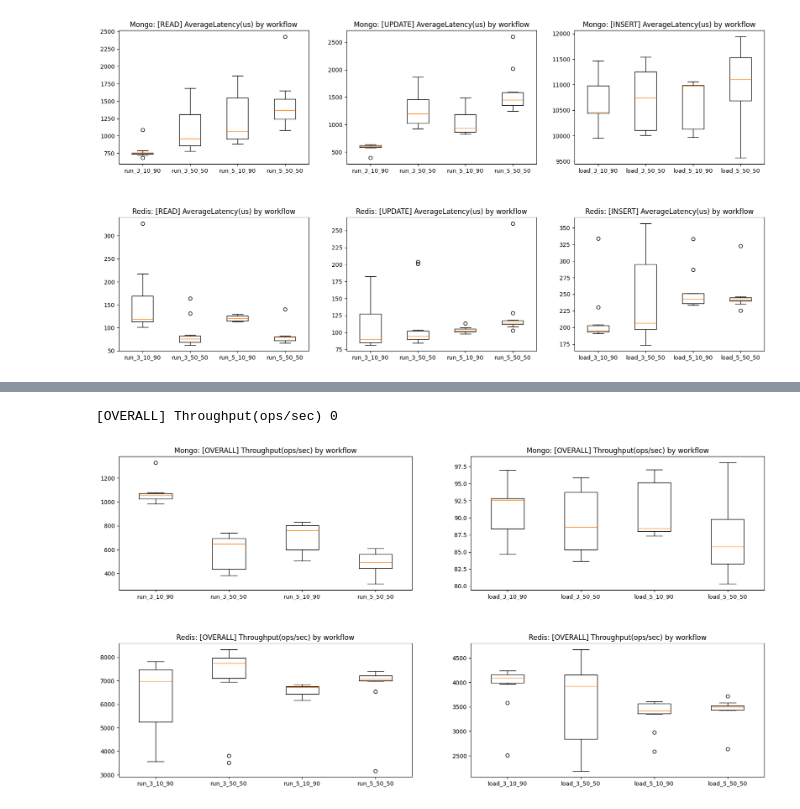
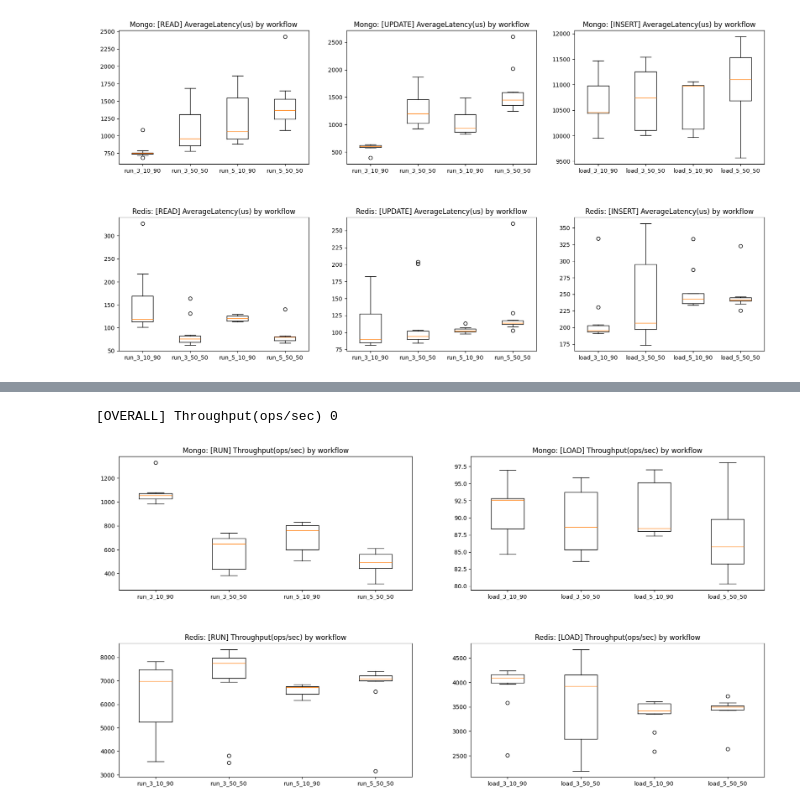
Before and after one commit to nicolegros/quantum-nebula, a Jupyter notebook: src/02-plots.ipynb, the cells around one changed output, grey strips where cells are left out. Drawn from its saved outputs; the diff is of its cells as text; code cells hidden in the pictures.

Commit message:
:recycle: Renamed plots

```diff
--- a/src/02-plots.ipynb
+++ b/src/02-plots.ipynb
@@ -11,7 +11,7 @@ def load_dataframe_pairs(option):
 
     return [(mongo_df, redis_df)]
 # %%
-mongo_df = pd.read_csv('../data/clean/mongo/run_3_10_90.csv')
+mongo_df = pd.read_csv('../data/clean/mongo/load_3_10_90.csv')
 redis_df = pd.read_csv('../data/clean/redis/load_3_10_90.csv')
 # %%
 mongo_df.columns
@@ -65,17 +49,0 @@ def display_compared_attribute(df_mongo, df_redis, attribute, option):
-# %%
-options = ['load_3_10_90', 'load_3_50_50', 'load_5_10_90', 'load_5_50_50', 'run_3_10_90', 'run_3_50_50', 'run_5_10_90',
-           'run_5_50_50']
-
-attributes_load = ['[INSERT] AverageLatency(us)']
-attributes_run = ['[READ] AverageLatency(us)', '[UPDATE] AverageLatency(us)']
-
-for option in options:
-    pairs = load_dataframe_pairs(option)
-    for i, pair in enumerate(pairs, start=1):
-        mongo_df, redis_df = pair
-        if option.startswith('load'):
-            for attribute in attributes_load:
-                display_compared_attribute(mongo_df, redis_df, attribute, option)
-        else:
-            for attribute in attributes_run:
-                display_compared_attribute(mongo_df, redis_df, attribute, option)
@@ -116,7 +60,9 @@ for option in options:
         mongo_df, redis_df = pair
         if option.startswith('load'):
             for attribute in attributes_load:
-                display_compared_attribute2(mongo_df, redis_df, attribute, option)
+                # display_compared_attribute2(mongo_df, redis_df, attribute, option)
+                pass
         else:
             for attribute in attributes_run:
-                display_compared_attribute2(mongo_df, redis_df, attribute, option)
+                # display_compared_attribute2(mongo_df, redis_df, attribute, option)
+                pass
@@ -279,26 +212,26 @@ redisrundfthr
 # %%
 fig, axs = plt.subplots(nrows=2, ncols=2, figsize=(20, 10))  # 2 rows, 2 columns
 
 for i, col in enumerate(attributes_load_thr):
     print(col, i)
     axs[0, 0].boxplot(mongorundfthr.filter(like=col.split(' ')[0]),
                       labels=mongorundfthr.filter(like=col.split(' ')[0]).columns.map(lambda x: x.split('-')[0]))
-    axs[0, 0].set_title('Mongo: ' + col + ' by workflow')
+    axs[0, 0].set_title('Mongo: [RUN]' + col.split(']')[1] + ' by workflow')
 
     axs[1, 0].boxplot(redisrundfthr.filter(like=col.split(' ')[0]),
                       labels=redisrundfthr.filter(like=col.split(' ')[0]).columns.map(lambda x: x.split('-')[0]))
-    axs[1, 0].set_title('Redis: ' + col + ' by workflow')
+    axs[1, 0].set_title('Redis: [RUN]' + col.split(']')[1] + ' by workflow')
 
 for i, col in enumerate(attributes_load_thr):
     axs[0, 1].boxplot(mongoloaddfthr.filter(like=col.split(' ')[0]),
                       labels=mongoloaddfthr.filter(like=col.split(' ')[0]).columns.map(lambda x: x.split('-')[0]))
-    axs[0, 1].set_title('Mongo: ' + col + ' by workflow')
+    axs[0, 1].set_title('Mongo: [LOAD]' + col.split(']')[1] + ' by workflow')
 
     axs[1, 1].boxplot(redisloaddfthr.filter(like=col.split(' ')[0]),
                       labels=redisloaddfthr.filter(like=col.split(' ')[0]).columns.map(lambda x: x.split('-')[0]))
-    axs[1, 1].set_title('Redis: ' + col + ' by workflow')
+    axs[1, 1].set_title('Redis: [LOAD]' + col.split(']')[1] + ' by workflow')
 fig.subplots_adjust(hspace=0.4)
 plt.show()
 # %% [output]
 [OVERALL] Throughput(ops/sec) 0
-[figure, old version]
+[figure, new version]
```
Also changed, not shown: parts of 6 cells of this notebook.
